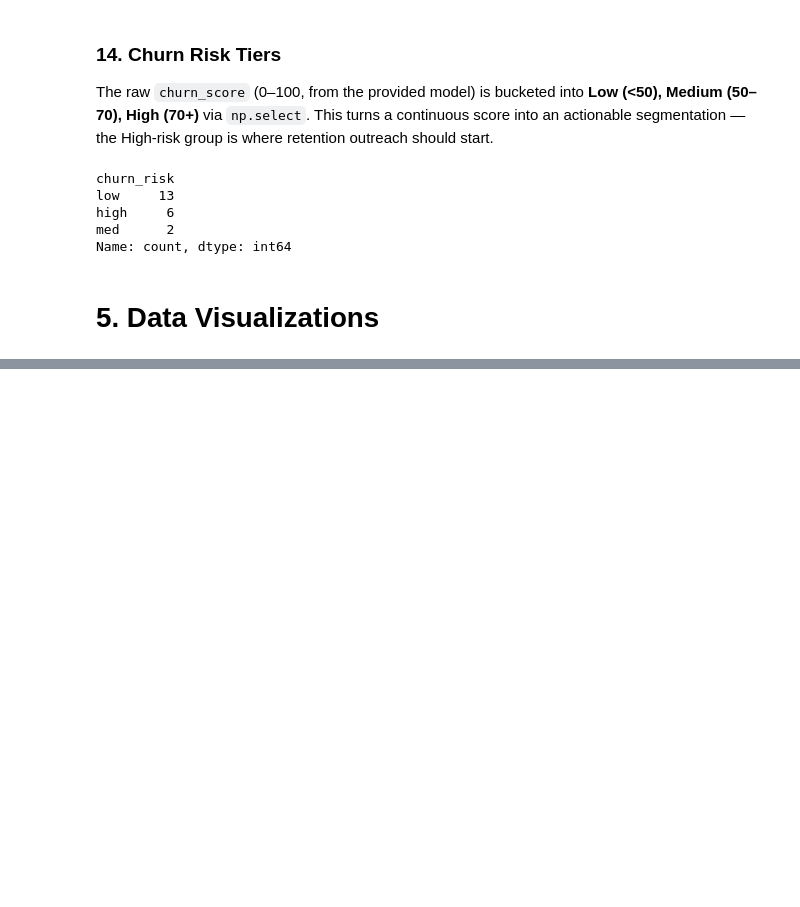
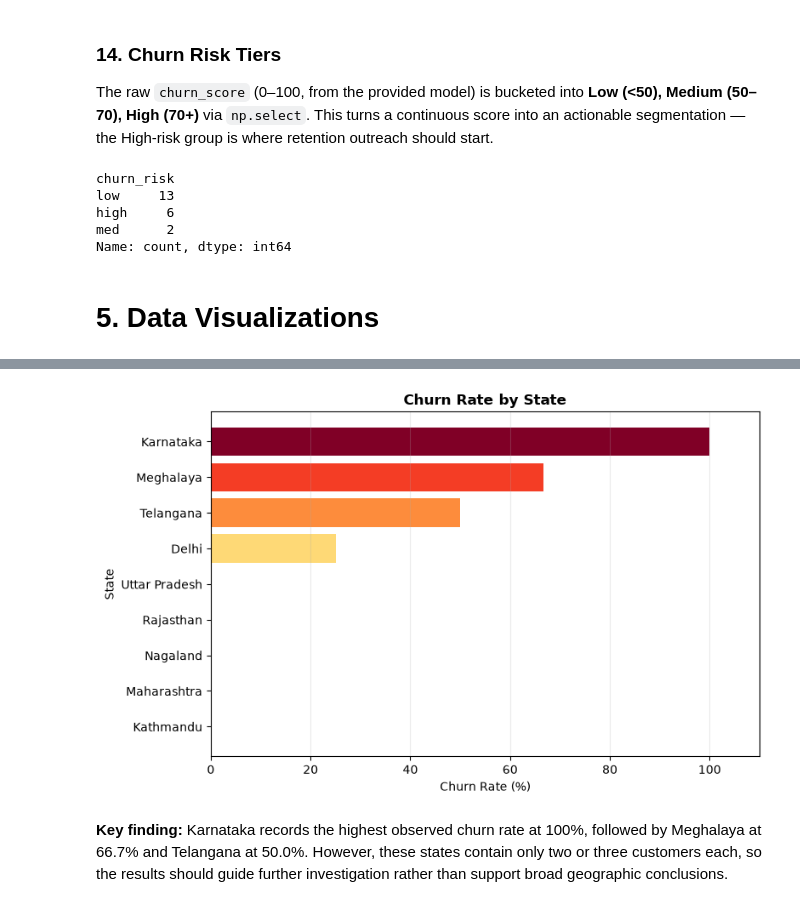
Before and after one commit to ShayanYawarBhatti/churn-analysis, a Jupyter notebook: notebooks/churn_analysis.ipynb, the cells around one changed output, grey strips where cells are left out. Cells and saved outputs as stored; diff of their text form; code cells hidden in the pictures; blank space fills up the shorter version.

```diff
--- a/notebooks/churn_analysis.ipynb
+++ b/notebooks/churn_analysis.ipynb
@@ -565,0 +707,14 @@ Name: count, dtype: int64
+# %%
+# Calculating churn rate and customer volume by state
+state_churn_rate = (
+    df_viz.groupby('state', as_index = False)
+    .agg(
+        churn_rate = ('churn_flag', 'mean'),
+        customer_count = ('customerid', 'nunique')
+    )
+    .sort_values('churn_rate')
+    .reset_index(drop = True)
+)
+
+state_churn_rate['churn_rate'] = (state_churn_rate['churn_rate'] * 100).round(2)
+state_churn_rate
@@ -565,0 +732,32 @@ Name: count, dtype: int64
+# %%
+# Plotting and saving the churn rate by state
+plt.figure(figsize = (8, 5))
+
+color_scale = plt.Normalize(0, 100)
+state_colors = plt.cm.YlOrRd(
+    color_scale(state_churn_rate['churn_rate'])
+)
+
+plt.barh(
+    state_churn_rate['state'],
+    state_churn_rate['churn_rate'],
+    color=state_colors
+)
+
+plt.title('Churn Rate by State', fontweight = 'bold')
+plt.xlabel('Churn Rate (%)')
+plt.ylabel('State')
+plt.xlim(0, 110)
+plt.grid(axis = 'x', alpha = 0.25)
+
+plt.tight_layout()
+plt.savefig(
+    f'{FIG_DIR}/churn_rate_by_state.png',
+    dpi = 300,
+    bbox_inches = 'tight'
+)
+plt.show()
+# %% [output]
+[figure, added]
+# %% [markdown]
+**Key finding:** Karnataka records the highest observed churn rate at 100%, followed by Meghalaya at 66.7% and Telangana at 50.0%. However, these states contain only two or three customers each, so the results should guide further investigation rather than support broad geographic conclusions.
```
Also changed, not shown: parts of 22 cells of this notebook, 6 other files.
